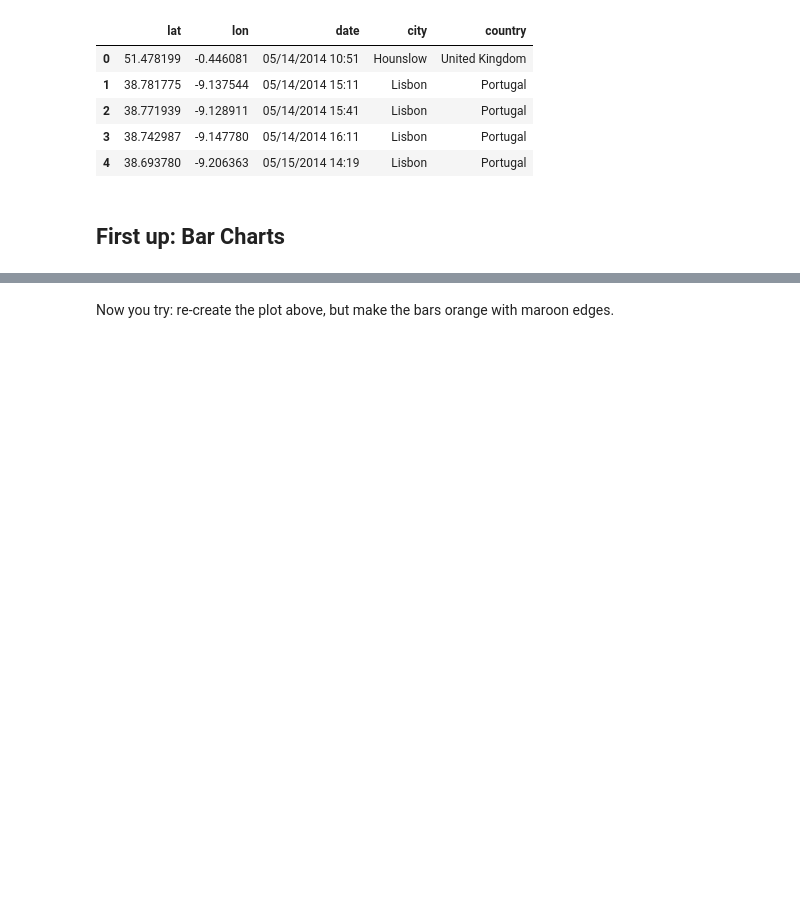
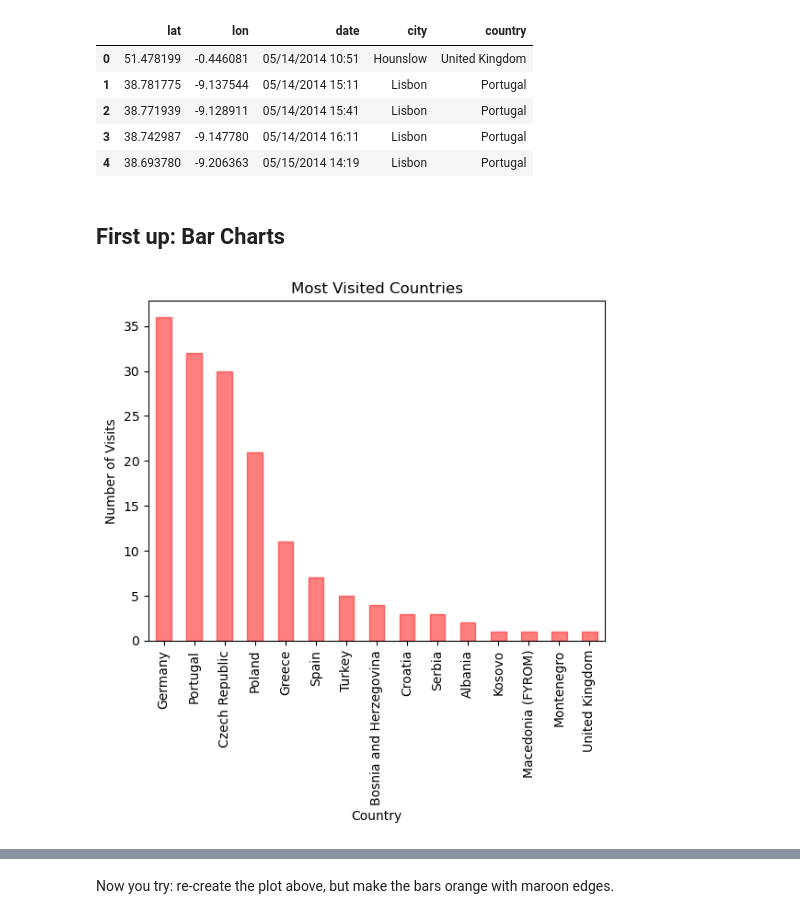
Before and after one commit to qszhao/PTUA2024, a Jupyter notebook: Lab06/Lab06_Visualization.ipynb, the cells around one changed output, grey strips where cells are left out. Saved outputs shown, nothing was run; the diff lists cells and outputs as text; code cells hidden in the pictures; blank space fills up the shorter version.

```diff
--- a/Lab06/Lab06_Visualization.ipynb
+++ b/Lab06/Lab06_Visualization.ipynb
@@ -47,4 +47,17 @@ rs.head()
 # %%
 # Q1: Can you draw a bar chart for the most visited countries by using matplotlib and seaborn? You can use the df dataframe.
 # Please style the chart to make it look nicer
 # such as figsize, width, alpha, color, edgecolor, grid, xlim, and ylim
+
+# Bar chart with matplotlib
+most_visited_countries = rs.groupby(rs["country"])[["date"]].count().sort_values(by="date", ascending=False)
+most_visited_countries.plot(kind="bar", color="r", edgecolor="r", alpha=0.5, rot=90, grid=False, legend=False)
+
+# Add a title and labels
+plt.title("Most Visited Countries")
+plt.xlabel("Country")
+plt.ylabel("Number of Visits")
+
+plt.show()
+# %% [output]
+[figure, added]
```
Also changed, not shown: parts of 14 cells of this notebook.
